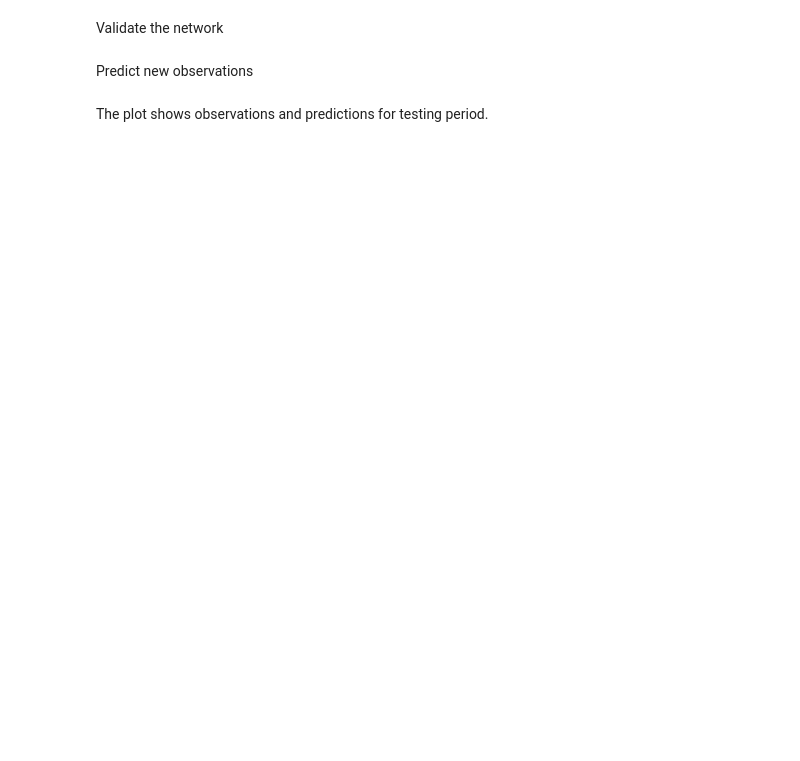
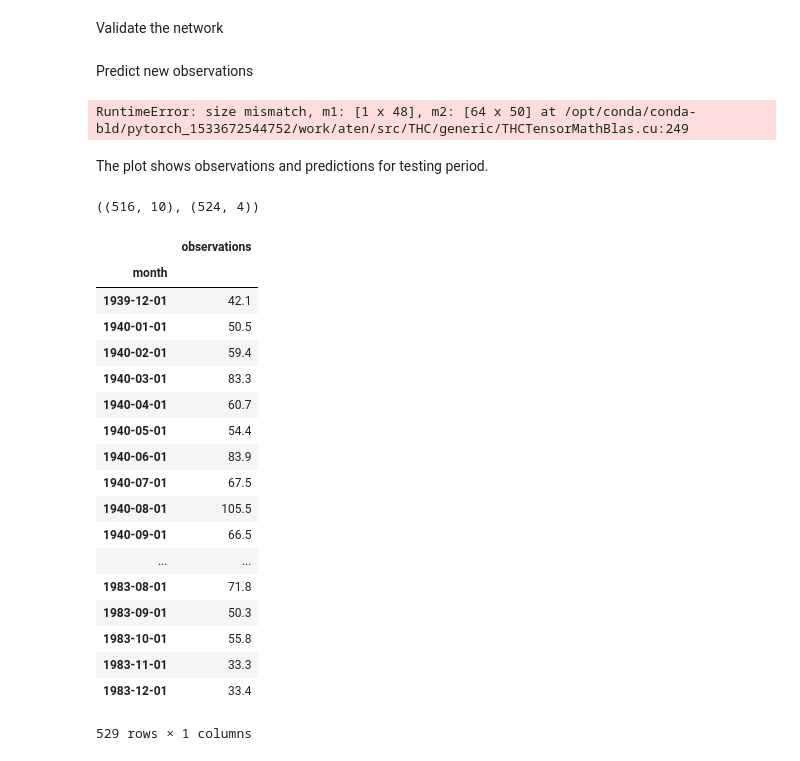
Before and after one commit to lipinski/deep-learning-projects, a Jupyter notebook: ConvolutionalNeuralNetworkForTimeSeries.ipynb, the cells around one changed output. Saved outputs shown, nothing was run; the diff lists cells and outputs as text; code cells hidden in the pictures; blank space fills up the shorter version.

```diff
--- a/ConvolutionalNeuralNetworkForTimeSeries.ipynb
+++ b/ConvolutionalNeuralNetworkForTimeSeries.ipynb
@@ -193,12 +187,40 @@ labels = list()
 with torch.no_grad():
     for data, target in test_loader:
         features.append(data)
-        predictions.append(one_dcnn(data))
+        predictions.append(one_dcnn(data.to(device)))
         labels.append(target)
 
-predictions = np.array(list(map(lambda x: x.numpy(), predictions))).flatten()
+predictions = np.array(list(map(lambda x: x.to('cpu').numpy(), predictions))).flatten()
 labels = np.array(list(map(lambda x: x.numpy(), labels))).flatten()
-features  = np.array(list(map(lambda x: x.numpy(), features))).reshape(-1, 10)
+features  = np.array(list(map(lambda x: x.numpy(), features))).reshape(-1, D_in)
+# %% [output]
+RuntimeError: size mismatch, m1: [1 x 48], m2: [64 x 50] at /opt/conda/conda-bld/pytorch_1533672544752/work/aten/src/THC/generic/THCTensorMathBlas.cu:249
 # %% [markdown]
 The plot shows observations and predictions for testing period.
+# %%
+features.shape, test_df.shape
+# %% [output]
+((516, 10), (524, 4))
+# %%
+uni_df[uni_df.index > threshold_month]
+# %% [output]
+|  | observations |
+| month |  |
+| 1939-12-01 | 42.1 |
+| 1940-01-01 | 50.5 |
+| 1940-02-01 | 59.4 |
+| 1940-03-01 | 83.3 |
+| 1940-04-01 | 60.7 |
+| 1940-05-01 | 54.4 |
+| 1940-06-01 | 83.9 |
+| 1940-07-01 | 67.5 |
+| 1940-08-01 | 105.5 |
+| 1940-09-01 | 66.5 |
+| ... | ... |
+| 1983-08-01 | 71.8 |
+| 1983-09-01 | 50.3 |
+| 1983-10-01 | 55.8 |
+| 1983-11-01 | 33.3 |
+| 1983-12-01 | 33.4 |
+529 rows × 1 columns
 # %%
```
Also changed, not shown: parts of 13 cells of this notebook.
